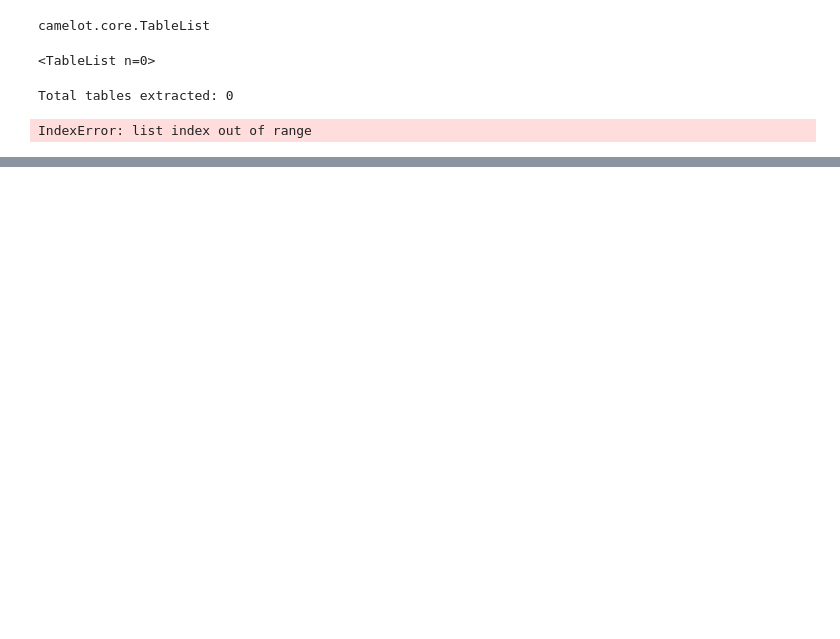
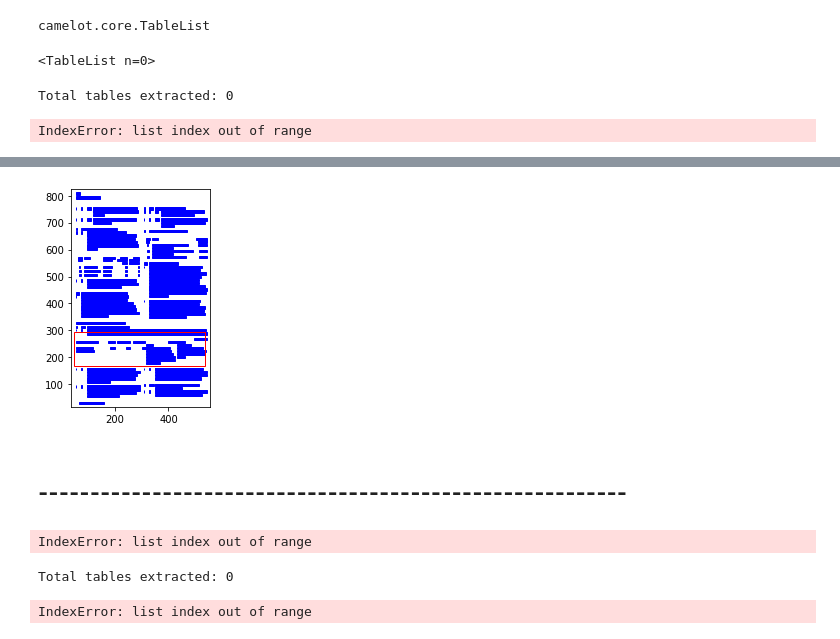
Before and after one commit to anmolagarwal999/Precog_Recruitment_Tasks, a Jupyter notebook: Task_3/extract.ipynb, the cells around one changed output, grey strips where cells are left out. Drawn from its saved outputs; the diff is of its cells as text; code cells hidden in the pictures; blank space fills up the shorter version.

```diff
--- a/Task_3/extract.ipynb
+++ b/Task_3/extract.ipynb
@@ -26,0 +60,2 @@ tables.export("foo.html", f="html")
+# %%
+tables=camelot.read_pdf("./Rec_Task/eml.pdf", edge_tol=250,flavor='stream')
@@ -26,0 +83,19 @@ tables.export("foo.html", f="html")
+# %%
+camelot.plot(tables[0], kind='contour').show()
+# %% [output]
+[figure, added]
+# %% [markdown]
+# ---------------------------------------------------------
+# %%
+tables=camelot.read_pdf("./Rec_Task/eml.pdf",line_scale=200,shift_text=[''],strip_text='\n',process_background=True)
+# %% [output]
+IndexError: list index out of range
+# %%
+# number of tables extracted
+print("Total tables extracted:", tables.n)
+# %% [output]
+Total tables extracted: 0
+# %%
+camelot.plot(tables[0], kind='joint').show()
+# %% [output]
+IndexError: list index out of range
```
Also changed, not shown: parts of 17 cells of this notebook, 16 other files.
